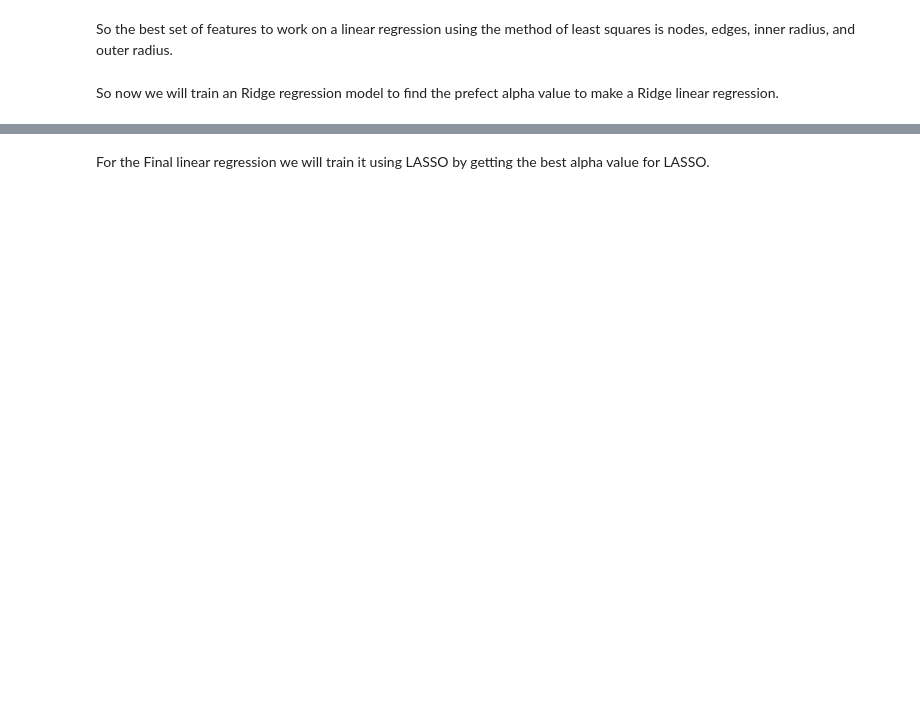
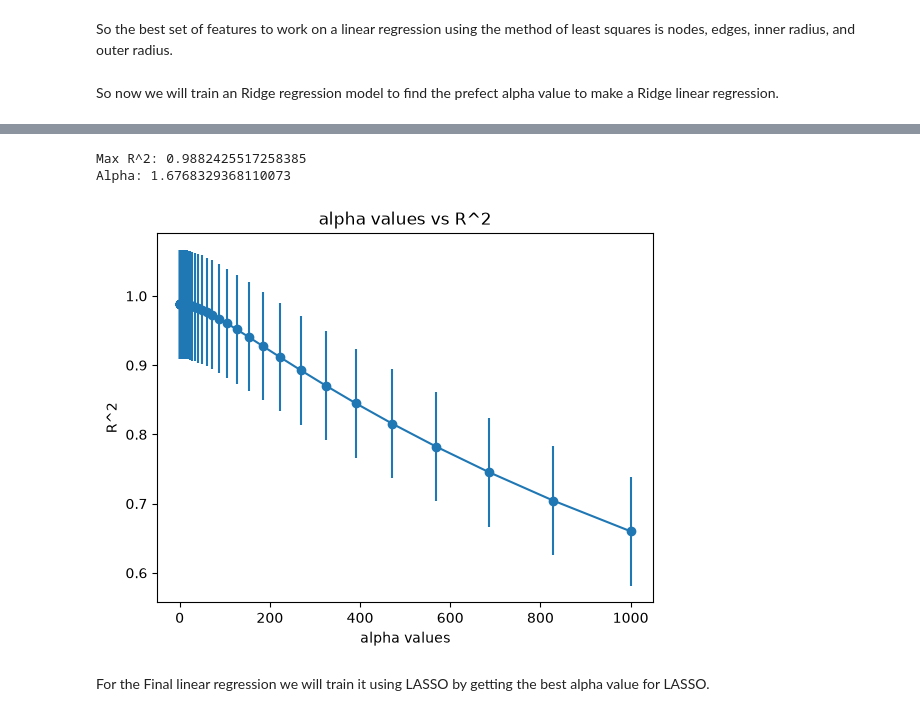
Before and after one commit to Prime47x/graph-crossings-prediction, a Jupyter notebook: notebook/graph_crossing_analysis.ipynb, the cells around one changed output, grey strips where cells are left out. Drawn from its saved outputs; the diff is of its cells as text; code cells hidden in the pictures; blank space fills up the shorter version.

```diff
--- a/notebook/graph_crossing_analysis.ipynb
+++ b/notebook/graph_crossing_analysis.ipynb
@@ -502,3 +520,35 @@ Alpha: 0.1
+# %%
+x_scatter = []
+y_scatter = []
+all_R_2_values = []
+
+max_R_2_normalized = -1
+max_a_ridge_normalized = 0
+a_values = np.logspace(-1,3)
+for a in a_values:
+  ridge_train = linear_model.Ridge(alpha=a, solver='sag')
+  R_2_values = cross_val_score(ridge_train, phase6_train_X_normalized, phase6_train_Y_normalized, scoring='r2')
+  R_2 = sum(R_2_values)/len(R_2_values)
+  x_scatter.append(a)
+  y_scatter.append(R_2)
+  all_R_2_values.extend(R_2_values)
+  if(R_2 > max_R_2_normalized):
+    max_R_2_normalized = R_2
+    max_a_ridge_normalized = a
+
+
+plt.title("alpha values vs R^2")
+plt.xlabel("alpha values")
+plt.ylabel("R^2")
+plt.scatter(x_scatter, y_scatter)
+plt.errorbar(a_values, y_scatter, yerr=np.std(all_R_2_values), xerr = 0)
+print("Max R^2:", max_R_2_normalized)
+print("Alpha:", max_a_ridge_normalized)
+#plt.savefig('../figures/graph18.png')
+# %% [output]
+Max R^2: 0.9882425517258385
+Alpha: 1.6768329368110073
+[figure, added]
 # %% [markdown]
 For the Final linear regression we will train it using LASSO by getting the best alpha value for LASSO.
 # %%
```
Also changed, not shown: parts of 63 cells of this notebook, 34 other files.
